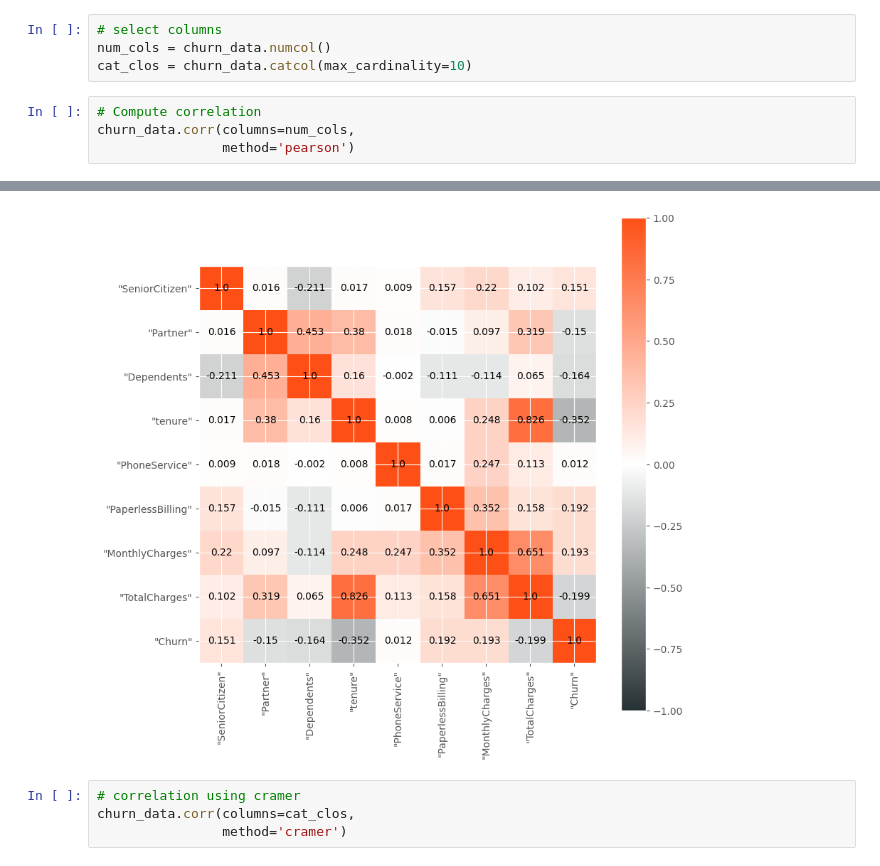
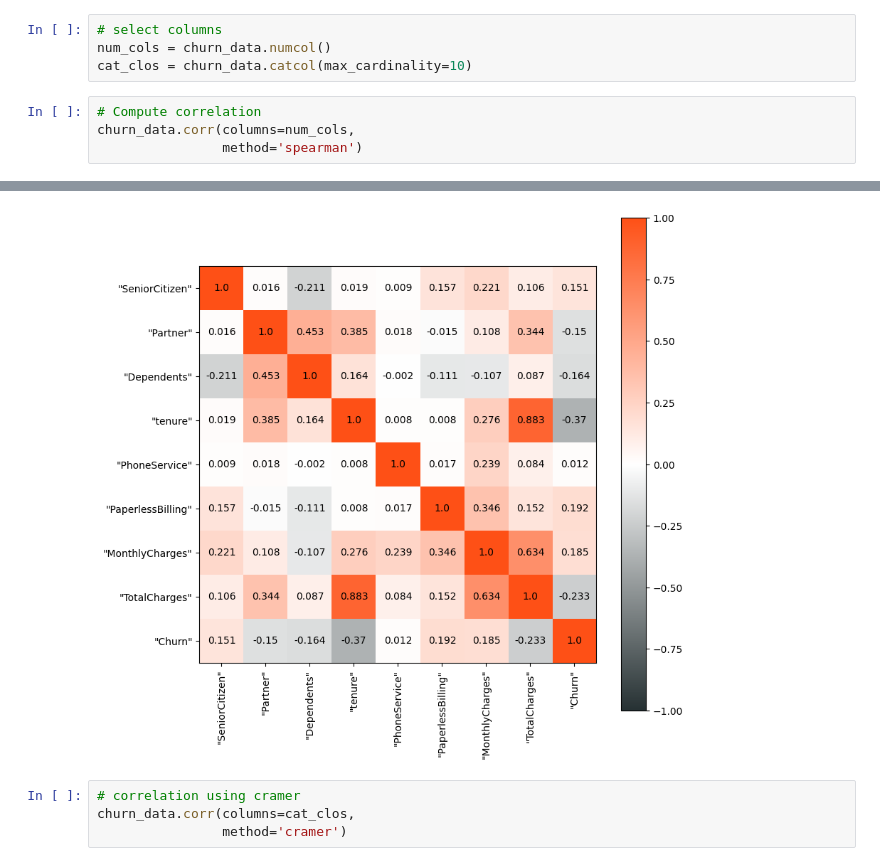
Before and after one commit to VerticaDataScientist/Workshop-VerticaPy, a Jupyter notebook: Workshop-1.ipynb, the cells around one changed output, grey strips where cells are left out. Drawn from its saved outputs; the diff is of its cells as text.

```diff
--- a/Workshop-1.ipynb
+++ b/Workshop-1.ipynb
@@ -203,5 +220,5 @@ cat_clos = churn_data.catcol(max_cardinality=10)
 # %%
 # Compute correlation
 churn_data.corr(columns=num_cols,
-                method='pearson')
+                method='spearman')
 # %% [output]
@@ -224,5 +241,5 @@ churn_data.corr(columns=num_cols,
 Rows: 1-9 | Columns: 10
-[figure, old version]
+[figure, new version]
 # %%
 # correlation using cramer
 churn_data.corr(columns=cat_clos,
```
Also changed, not shown: parts of 6 cells of this notebook, 1 other file.
